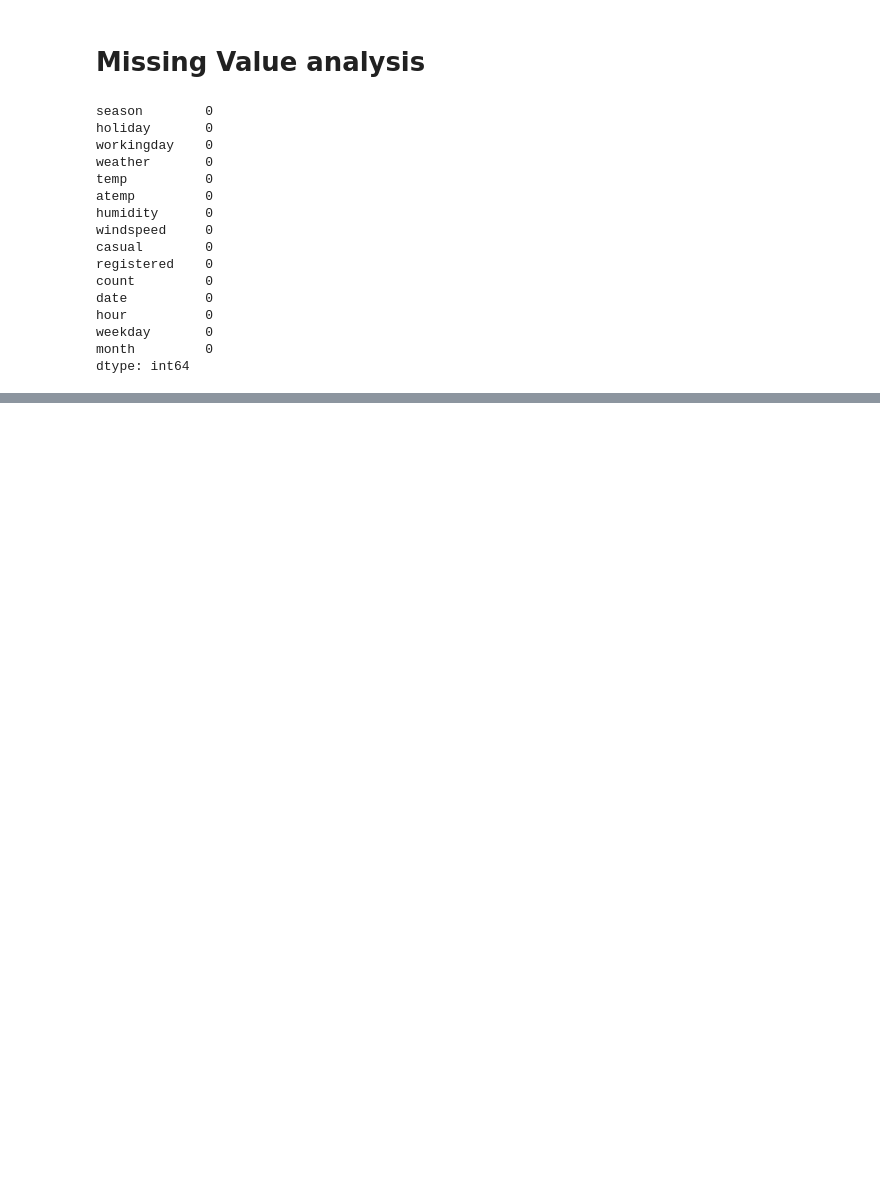
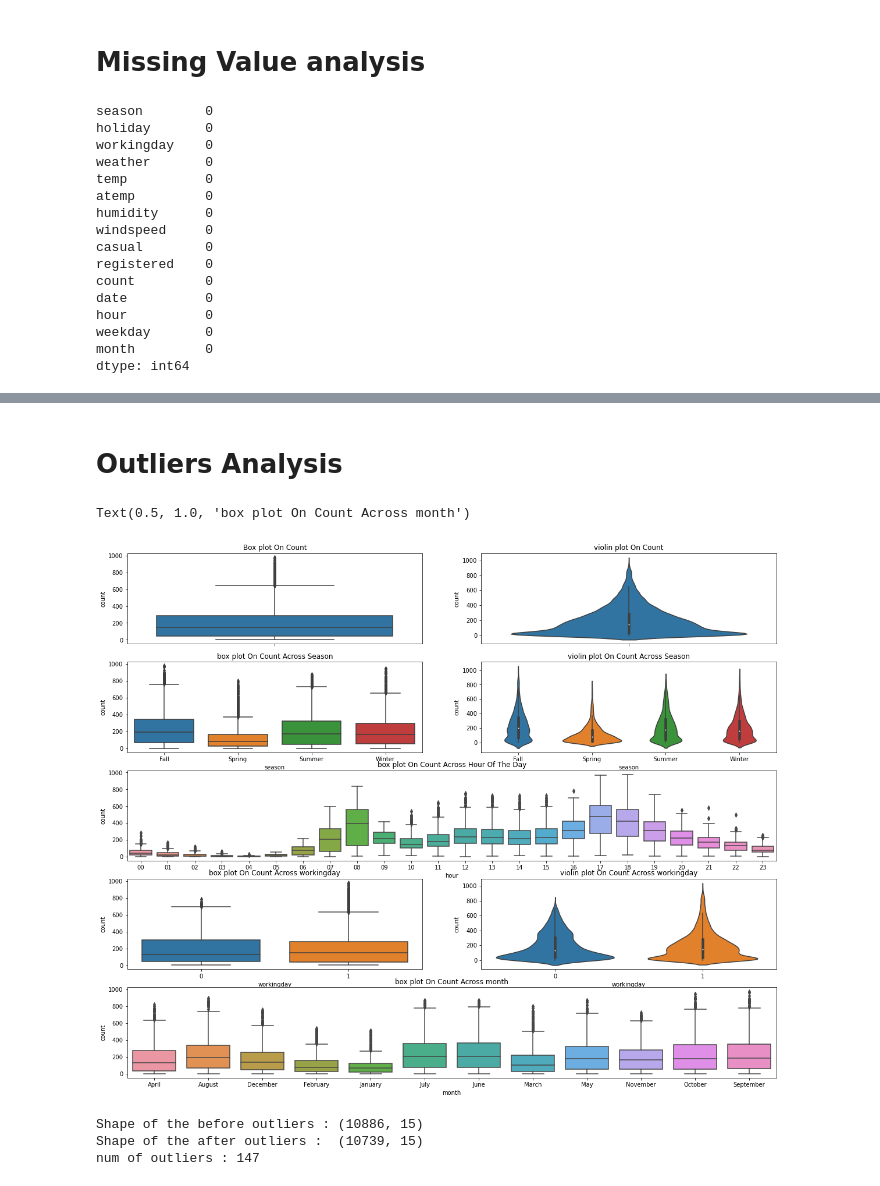
Before and after one commit to changyong93/KaggleStruggle, a Jupyter notebook: EDA & Ensemble Model (Top 10 Percentile)/EDA & Ensemble Model (Top 10 Percentile).ipynb, the cells around one changed output, grey strips where cells are left out. Cells and saved outputs as stored; diff of their text form; code cells hidden in the pictures; blank space fills up the shorter version.

```diff
--- a/EDA & Ensemble Model (Top 10 Percentile)/EDA & Ensemble Model (Top 10 Percentile).ipynb
+++ b/EDA & Ensemble Model (Top 10 Percentile)/EDA & Ensemble Model (Top 10 Percentile).ipynb
@@ -193,0 +204,64 @@ sns.heatmap(dailyData.isnull())
+# %% [markdown]
+# Outliers Analysis
+# %%
+#방법 1
+# fig, ax = plt.subplots(nrows=2,ncols=2, figsize = (12,10))
+# sns.boxplot(data=dailyData,y="count",orient="v",ax=ax[0][0])
+# sns.boxplot(data=dailyData,y="count",x="season",orient="v",ax=ax[0][1])
+# sns.boxplot(data=dailyData,y="count",x="hour",orient="v",ax=ax[1][0])
+# sns.boxplot(data=dailyData,y="count",x="workingday",orient="v",ax=ax[1][1])
+# ax[0][0].set(ylabel='Count',title="Box Plot On Count")
+# ax[0][1].set(xlabel='Season', ylabel='Count',title="Box Plot On Count Across Season")
+# ax[1][0].set(xlabel='Hour Of The Day', ylabel='Count',title="Box Plot On Count Across Hour Of The Day")
+# ax[1][1].set(xlabel='Working Day', ylabel='Count',title="Box Plot On Count Across Working Day")
+
+#방법 2
+plt.figure(figsize=(20,20))
+
+plt.subplot(521)
+sns.boxplot(data=dailyData,y = "count")
+plt.title("Box plot On Count")
+
+
+plt.subplot(522)
+sns.violinplot(data=dailyData,y = "count")
+plt.title("violin plot On Count")
+
+plt.subplot(523)
+sns.boxplot(data=dailyData, x = "season", y = "count")
+plt.title("box plot On Count Across Season")
+
+plt.subplot(524)
+sns.violinplot(data=dailyData, x = "season", y = "count")
+plt.title("violin plot On Count Across Season")
+
+plt.subplot(513)
+sns.boxplot(data=dailyData, x = "hour", y = "count")
+plt.title("box plot On Count Across Hour Of The Day")
+
+# plt.subplot(514)
+# sns.violinplot(data=dailyData, x = "hour", y = "count")
+# plt.title("violin plot On Count Across Hour Of The Day")
+
+plt.subplot(527)
+sns.boxplot(data=dailyData, x = "workingday", y = "count")
+plt.title("box plot On Count Across workingday")
+
+plt.subplot(5,2,8)
+sns.violinplot(data=dailyData, x = "workingday", y = "count")
+plt.title("violin plot On Count Across workingday")
+
+##방법 3
+# fig, (ax1, ax2) = plt.subplots(nrows=1, ncols=2)
+# fig.set_size_inches(18, 4)
+
+# sns.barplot(data=train, x="year", y="count", ax=ax1)
+# sns.barplot(data=train, x="month", y="count", ax=ax2)
+
+# fig, ax3 = plt.subplots(nrows=1, ncols=1)
+# fig.set_size_inches(18, 4)
+
+# sns.barplot(data=train, x="year_month", y="count", ax=ax3)
+# %% [output]
+Text(0.5, 1.0, 'box plot On Count Across month')
+[figure, added]
@@ -193,0 +271,8 @@ sns.heatmap(dailyData.isnull())
+# %%
+print("Shape of the before outliers :", dailyData.shape)
+print("Shape of the after outliers : ", dailyDataWithoutOutliers.shape)
+print(f"num of outliers : {len(dailyData)-len(dailyDataWithoutOutliers)}")
+# %% [output]
+Shape of the before outliers : (10886, 15)
+Shape of the after outliers :  (10739, 15)
+num of outliers : 147
```
Also changed, not shown: parts of 18 cells of this notebook.
